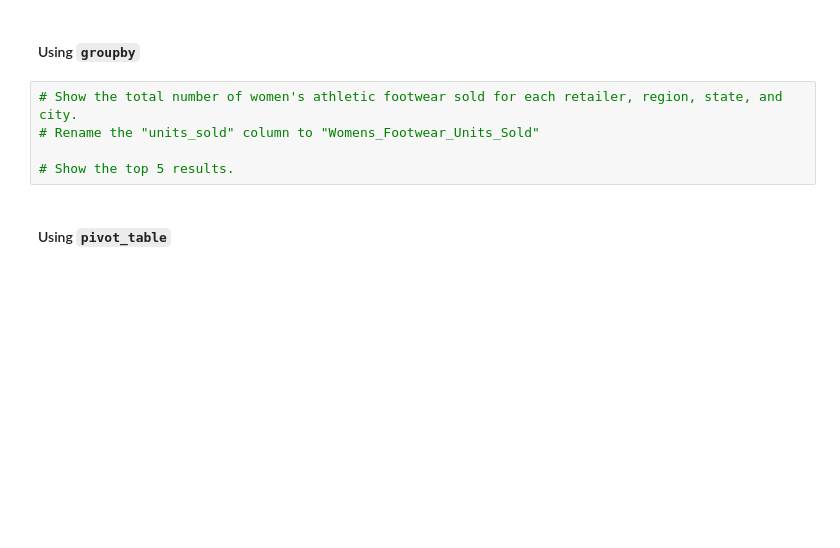
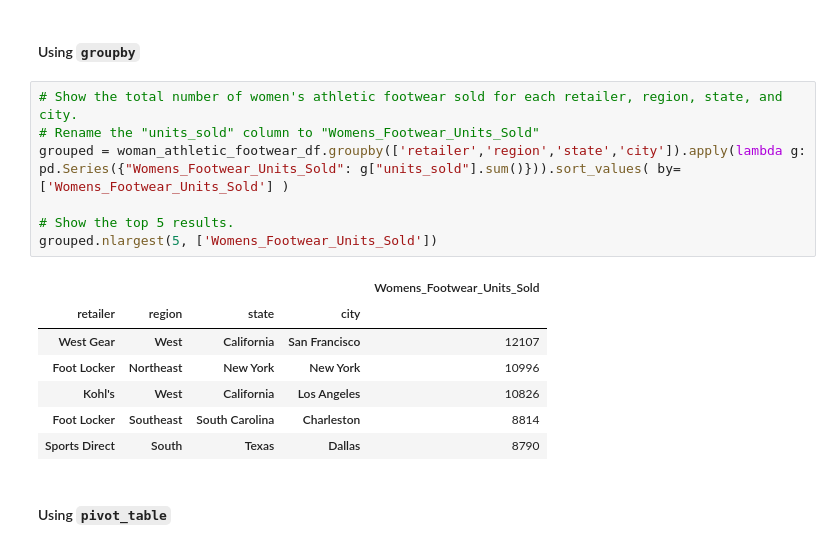
Before and after one commit to tbrown14611/athletic_sales_analysis, a Jupyter notebook: athletic_sales_analysis_starter_code.ipynb, the cells around one changed output. Drawn from its saved outputs; the diff is of its cells as text; blank space fills up the shorter version.

```diff
--- a/athletic_sales_analysis_starter_code.ipynb
+++ b/athletic_sales_analysis_starter_code.ipynb
@@ -253,8 +308,18 @@ piv.nlargest(5, ['Total_Products_Sold'])
 # %%
 # Show the total number of women's athletic footwear sold for each retailer, region, state, and city.
 # Rename the "units_sold" column to "Womens_Footwear_Units_Sold"
+grouped = woman_athletic_footwear_df.groupby(['retailer','region','state','city']).apply(lambda g: pd.Series({"Womens_Footwear_Units_Sold": g["units_sold"].sum()})).sort_values( by=['Womens_Footwear_Units_Sold'] )
 
 # Show the top 5 results.
+grouped.nlargest(5, ['Womens_Footwear_Units_Sold'])
+# %% [output]
+|  |  |  |  | Womens_Footwear_Units_Sold |
+| retailer | region | state | city |  |
+| West Gear | West | California | San Francisco | 12107 |
+| Foot Locker | Northeast | New York | New York | 10996 |
+| Kohl's | West | California | Los Angeles | 10826 |
+| Foot Locker | Southeast | South Carolina | Charleston | 8814 |
+| Sports Direct | South | Texas | Dallas | 8790 |
 # %% [markdown]
 #### Using `pivot_table`
 # %%
```
Also changed, not shown: parts of 9 cells of this notebook.
